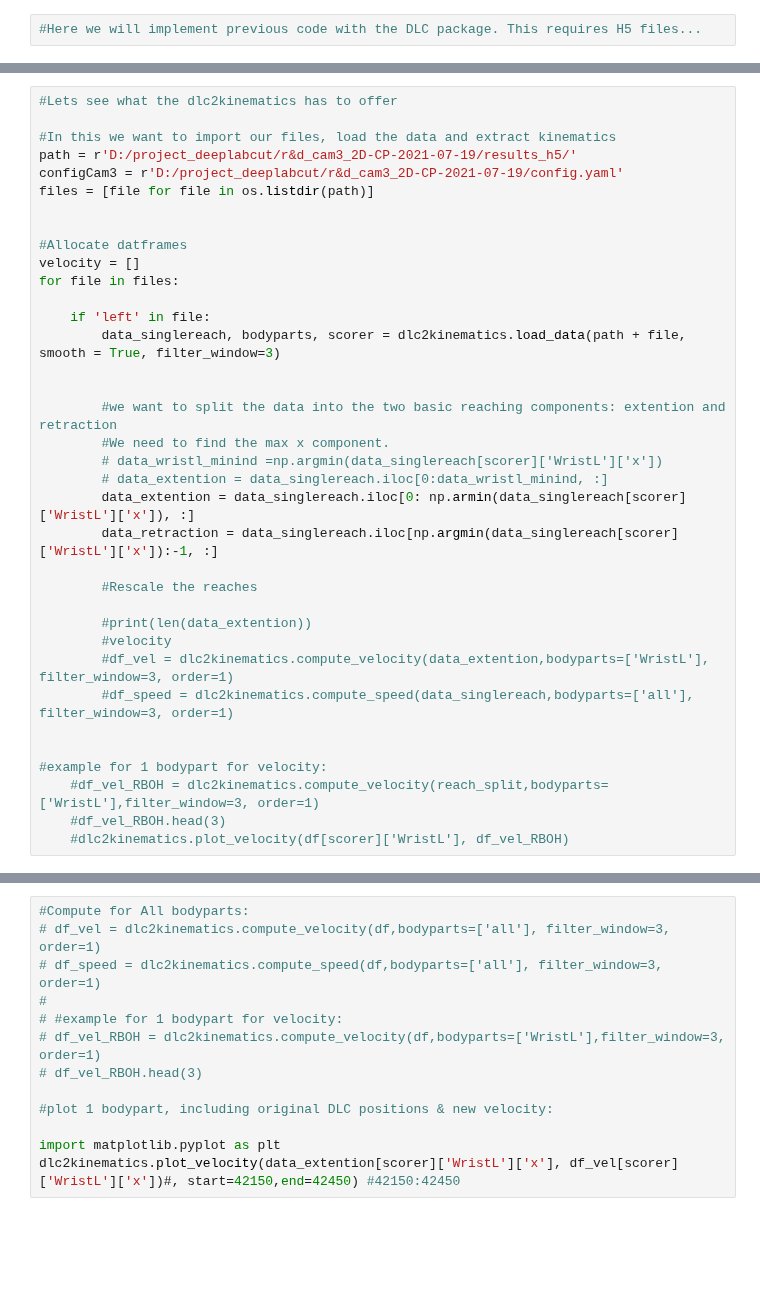
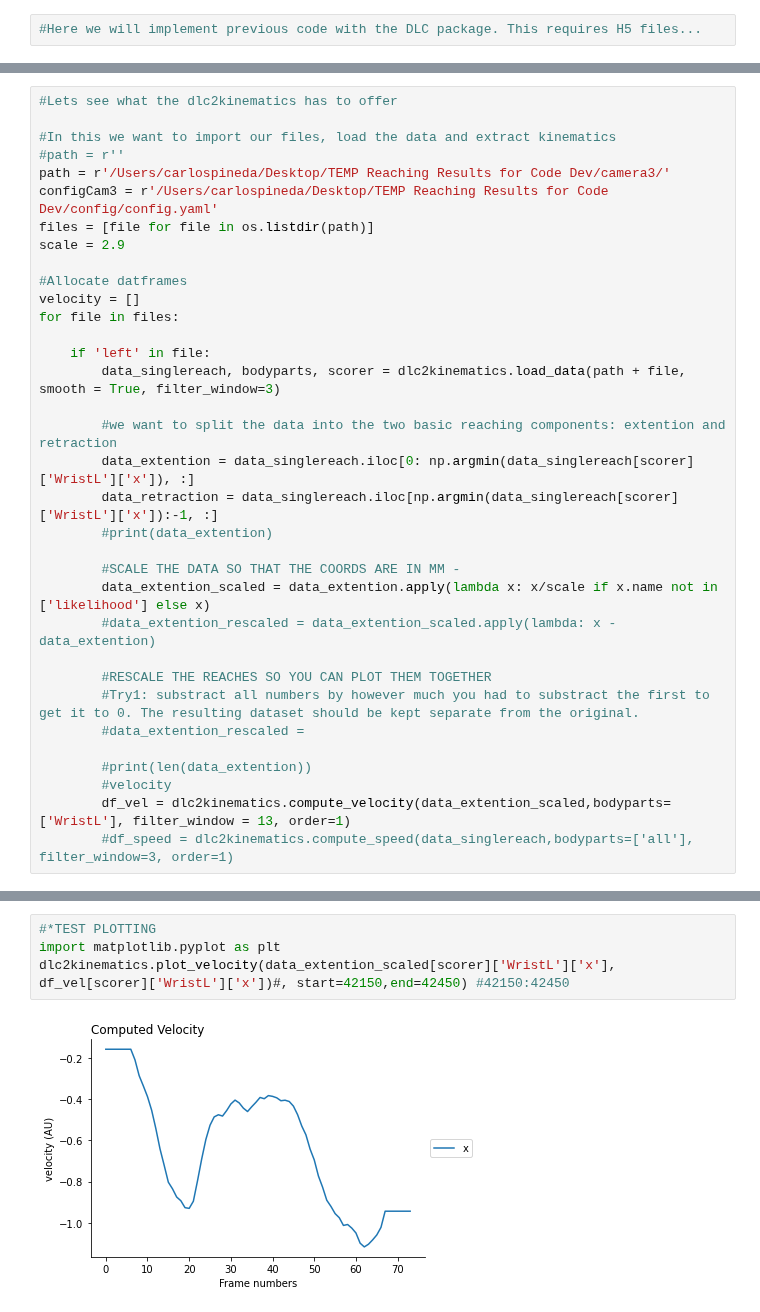
Before and after one commit to guatomallin/reachandgrasp, a Jupyter notebook: notebooks/simpleKinematics.ipynb, the cells around one changed output, grey strips where cells are left out. Saved outputs shown, nothing was run; the diff lists cells and outputs as text; blank space fills up the shorter version.

```diff
--- a/notebooks/simpleKinematics.ipynb
+++ b/notebooks/simpleKinematics.ipynb
@@ -22,10 +21,11 @@ splitter = FilterandThresholds('tester')
 #Lets see what the dlc2kinematics has to offer
 
 #In this we want to import our files, load the data and extract kinematics
-path = r'D:/project_deeplabcut/r&d_cam3_2D-CP-2021-07-19/results_h5/'
-configCam3 = r'D:/project_deeplabcut/r&d_cam3_2D-CP-2021-07-19/config.yaml'
+#path = r''
+path = r'/Users/carlospineda/Desktop/TEMP Reaching Results for Code Dev/camera3/'
+configCam3 = r'/Users/carlospineda/Desktop/TEMP Reaching Results for Code Dev/config/config.yaml'
 files = [file for file in os.listdir(path)]
-
+scale = 2.9
 
 #Allocate datframes
 velocity = []
@@ -34,23 +34,20 @@ for file in files:
     if 'left' in file:
         data_singlereach, bodyparts, scorer = dlc2kinematics.load_data(path + file, smooth = True, filter_window=3)
 
+        #we want to split the data into the two basic reaching components: extention and retraction
+        data_extention = data_singlereach.iloc[0: np.argmin(data_singlereach[scorer]['WristL']['x']), :]
+        data_retraction = data_singlereach.iloc[np.argmin(data_singlereach[scorer]['WristL']['x']):-1, :]
+        #print(data_extention)
 
-        #we want to split the data into the two basic reaching components: extention and retraction
-        #We need to find the max x component.
-        # data_wristl_minind =np.argmin(data_singlereach[scorer]['WristL']['x'])
-        # data_extention = data_singlereach.iloc[0:data_wristl_minind, :]
-        data_extention = data_singlereach.iloc[0: np.armin(data_singlereach[scorer]['WristL']['x']), :]
-        data_retraction = data_singlereach.iloc[np.argmin(data_singlereach[scorer]['WristL']['x']):-1, :]
+        #SCALE THE DATA SO THAT THE COORDS ARE IN MM -
+        data_extention_scaled = data_extention.apply(lambda x: x/scale if x.name not in ['likelihood'] else x)
+        #data_extention_rescaled = data_extention_scaled.apply(lambda: x - data_extention)
 
-        #Rescale the reaches
+        #RESCALE THE REACHES SO YOU CAN PLOT THEM TOGETHER
+        #Try1: substract all numbers by however much you had to substract the first to get it to 0. The resulting dataset should be kept separate from the original.
+        #data_extention_rescaled =
 
         #print(len(data_extention))
         #velocity
-        #df_vel = dlc2kinematics.compute_velocity(data_extention,bodyparts=['WristL'], filter_window=3, order=1)
+        df_vel = dlc2kinematics.compute_velocity(data_extention_scaled,bodyparts=['WristL'], filter_window = 13, order=1)
         #df_speed = dlc2kinematics.compute_speed(data_singlereach,bodyparts=['all'], filter_window=3, order=1)
-
-
-#example for 1 bodypart for velocity:
-    #df_vel_RBOH = dlc2kinematics.compute_velocity(reach_split,bodyparts=['WristL'],filter_window=3, order=1)
-    #df_vel_RBOH.head(3)
-    #dlc2kinematics.plot_velocity(df[scorer]['WristL'], df_vel_RBOH)
@@ -115,13 +54,6 @@ coords                                               x           y likelihood
-# %%
-#Compute for All bodyparts:
-# df_vel = dlc2kinematics.compute_velocity(df,bodyparts=['all'], filter_window=3, order=1)
-# df_speed = dlc2kinematics.compute_speed(df,bodyparts=['all'], filter_window=3, order=1)
-#
-# #example for 1 bodypart for velocity:
-# df_vel_RBOH = dlc2kinematics.compute_velocity(df,bodyparts=['WristL'],filter_window=3, order=1)
-# df_vel_RBOH.head(3)
-
-#plot 1 bodypart, including original DLC positions & new velocity:
-
-import matplotlib.pyplot as plt
-dlc2kinematics.plot_velocity(data_extention[scorer]['WristL']['x'], df_vel[scorer]['WristL']['x'])#, start=42150,end=42450) #42150:42450
+# %%
+#*TEST PLOTTING
+import matplotlib.pyplot as plt
+dlc2kinematics.plot_velocity(data_extention_scaled[scorer]['WristL']['x'], df_vel[scorer]['WristL']['x'])#, start=42150,end=42450) #42150:42450
+# %% [output]
+[figure, added]
```
Also changed, not shown: parts of 4 cells of this notebook.
